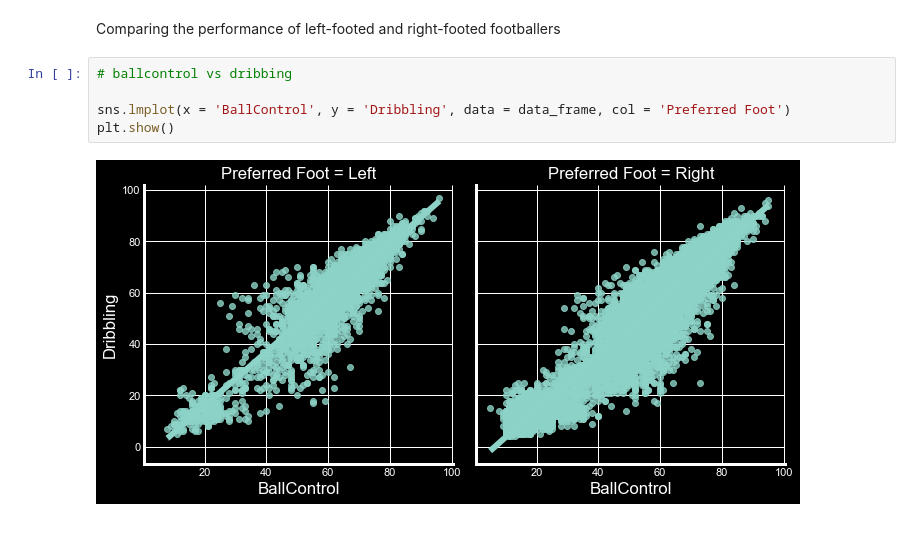
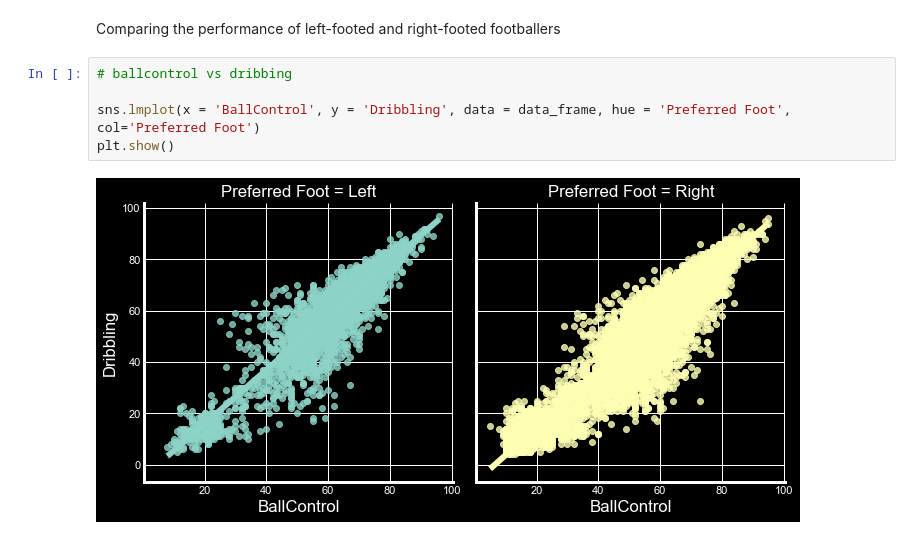
Before and after one commit to abukimemia/FIFA-2019, a Jupyter notebook: SOCCER.ipynb, the cells around one changed output. Drawn from its saved outputs; the diff is of its cells as text.

```diff
--- a/SOCCER.ipynb
+++ b/SOCCER.ipynb
@@ -337,7 +338,7 @@ Comparing the performance of left-footed and right-footed footballers
 # %%
 # ballcontrol vs dribbing
 
-sns.lmplot(x = 'BallControl', y = 'Dribbling', data = data_frame, col = 'Preferred Foot')
+sns.lmplot(x = 'BallControl', y = 'Dribbling', data = data_frame, hue = 'Preferred Foot', col='Preferred Foot')
 plt.show()
 # %% [output]
-[figure, old version]
+[figure, new version]
```
Also changed, not shown: parts of 3 cells of this notebook, 6 other files.
